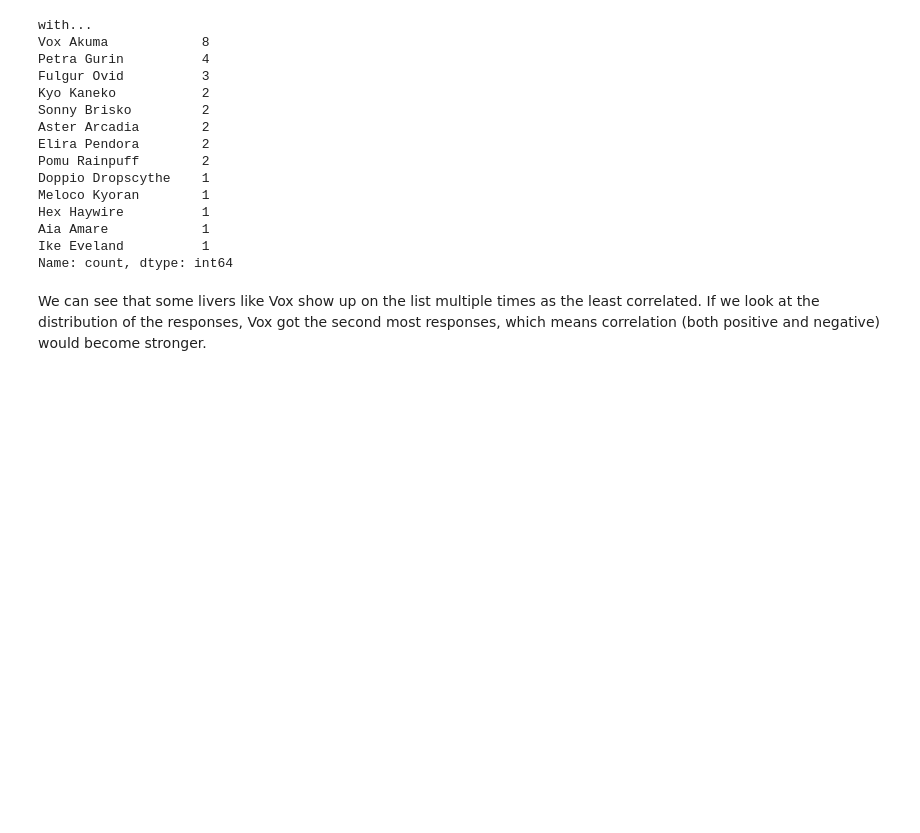
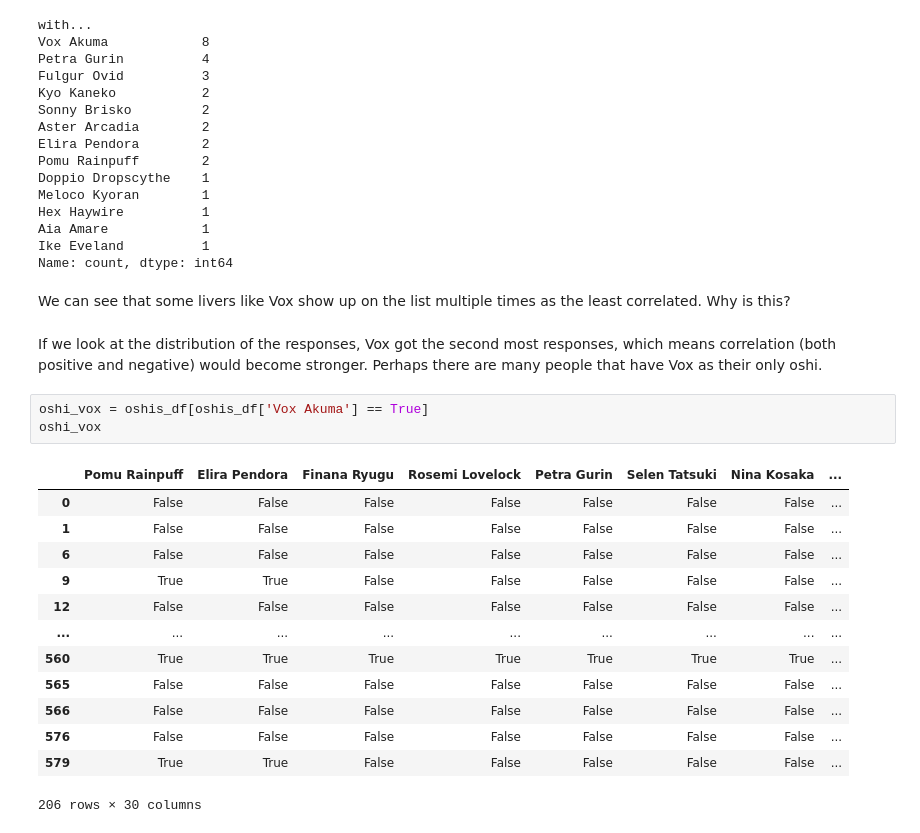
Before and after one commit to gkao25/nijiEN_fanbase_overlap, a Jupyter notebook: code.ipynb, the cells around one changed output. Drawn from its saved outputs; the diff is of its cells as text; blank space fills up the shorter version.

```diff
--- a/code.ipynb
+++ b/code.ipynb
@@ -853,5 +939,24 @@ Hex Haywire          1
 Aia Amare            1
 Ike Eveland          1
 Name: count, dtype: int64
+# %% [markdown]
+We can see that some livers like Vox show up on the list multiple times as the least correlated. Why is this?
 # %% [markdown]
-We can see that some livers like Vox show up on the list multiple times as the least correlated. If we look at the distribution of the responses, Vox got the second most responses, which means correlation (both positive and negative) would become stronger.
+If we look at the distribution of the responses, Vox got the second most responses, which means correlation (both positive and negative) would become stronger. Perhaps there are many people that have Vox as their only oshi.
+# %%
+oshi_vox = oshis_df[oshis_df['Vox Akuma'] == True]
+oshi_vox
+# %% [output]
+|  | Pomu Rainpuff | Elira Pendora | Finana Ryugu | Rosemi Lovelock | Petra Gurin | Selen Tatsuki | Nina Kosaka | ... |
+| 0 | False | False | False | False | False | False | False | ... |
+| 1 | False | False | False | False | False | False | False | ... |
+| 6 | False | False | False | False | False | False | False | ... |
+| 9 | True | True | False | False | False | False | False | ... |
+| 12 | False | False | False | False | False | False | False | ... |
+| ... | ... | ... | ... | ... | ... | ... | ... | ... |
+| 560 | True | True | True | True | True | True | True | ... |
+| 565 | False | False | False | False | False | False | False | ... |
+| 566 | False | False | False | False | False | False | False | ... |
+| 576 | False | False | False | False | False | False | False | ... |
+| 579 | True | True | False | False | False | False | False | ... |
+206 rows × 30 columns
```
Also changed, not shown: parts of 11 cells of this notebook, 1 other file.
